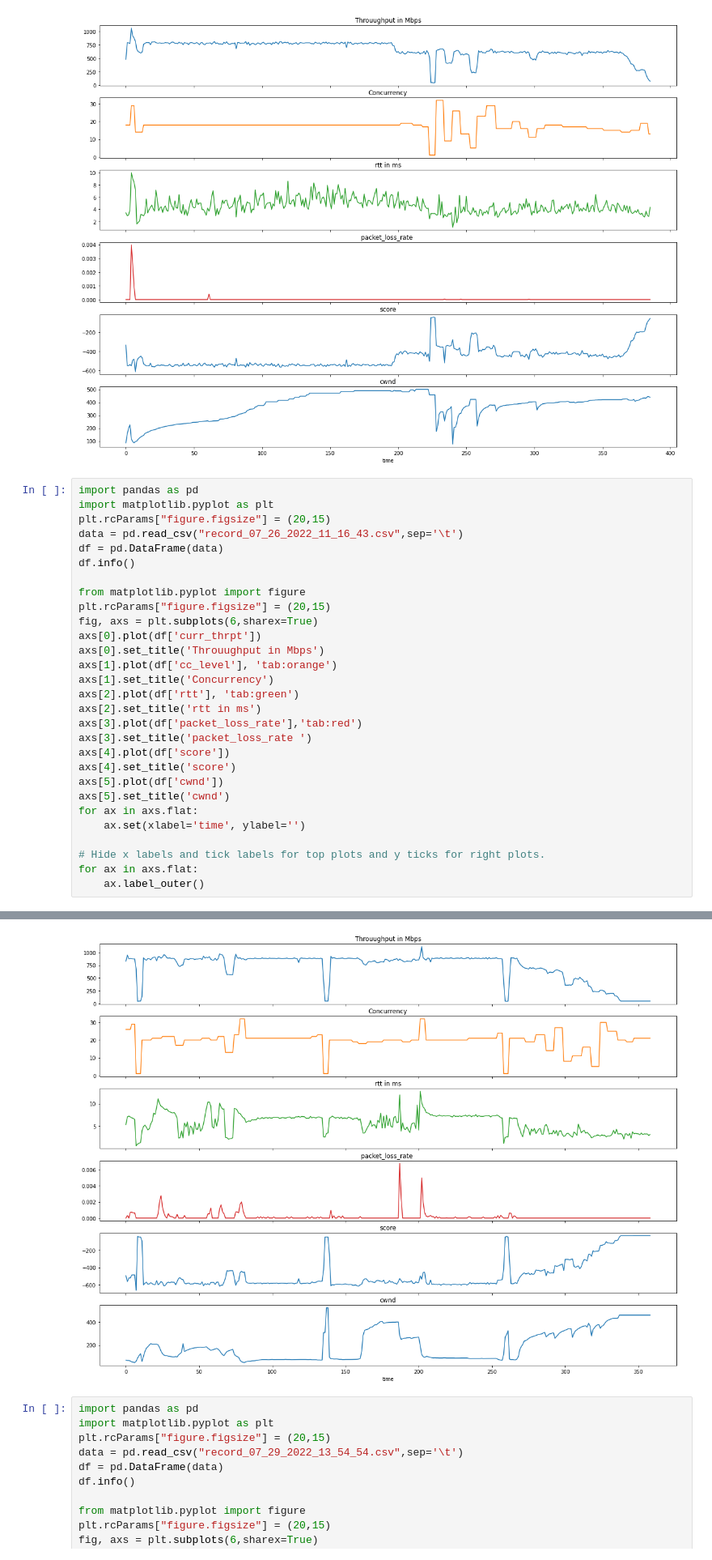
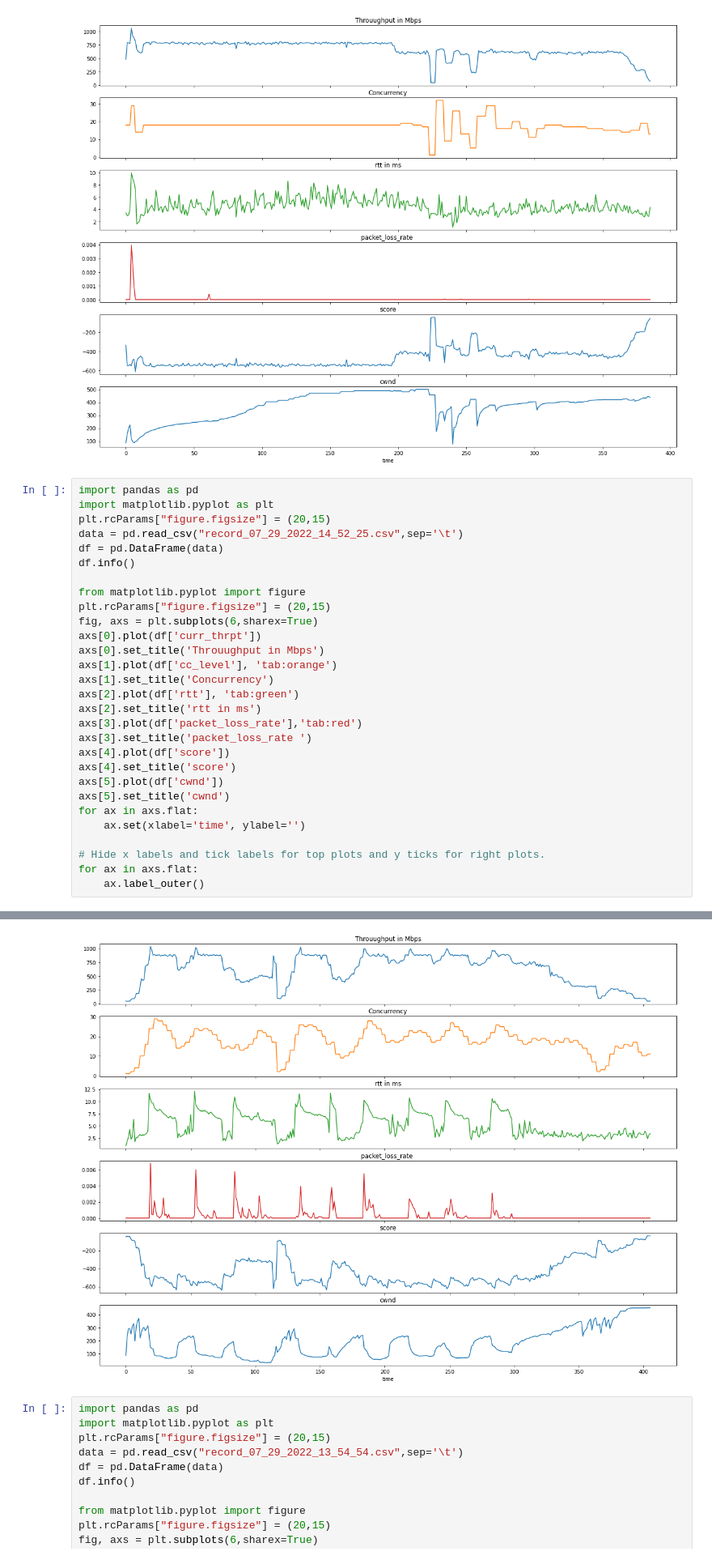
Before and after one commit to H-jamil/file-transfer-optimization-RL, a Jupyter notebook: code_test.ipynb, the cells around one changed output, grey strips where cells are left out. Shown at 81% size. Saved outputs shown, nothing was run; the diff lists cells and outputs as text.

```diff
--- a/code_test.ipynb
+++ b/code_test.ipynb
@@ -1010,7 +1023,7 @@ memory usage: 27.3+ KB
 import pandas as pd
 import matplotlib.pyplot as plt
 plt.rcParams["figure.figsize"] = (20,15)
-data = pd.read_csv("record_07_26_2022_11_16_43.csv",sep='\t')
+data = pd.read_csv("record_07_29_2022_14_52_25.csv",sep='\t')
 df = pd.DataFrame(data)
 df.info()
 
@@ -1055,4 +1067,4 @@ memory usage: 25.4+ KB
-[figure, old version]
+[figure, new version]
 # %%
 import pandas as pd
 import matplotlib.pyplot as plt
```
Also changed, not shown: parts of 6 cells of this notebook, 15 other files.
